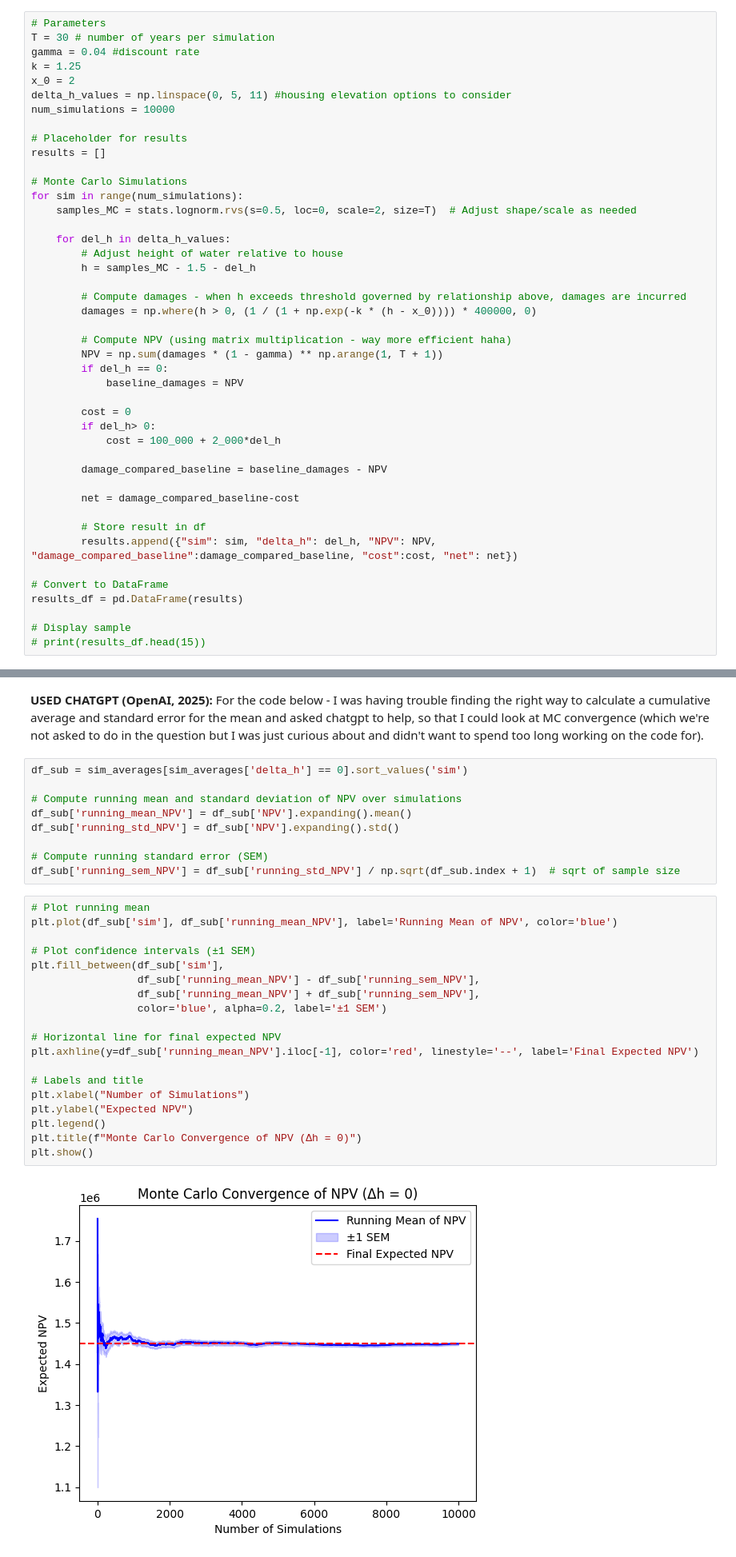
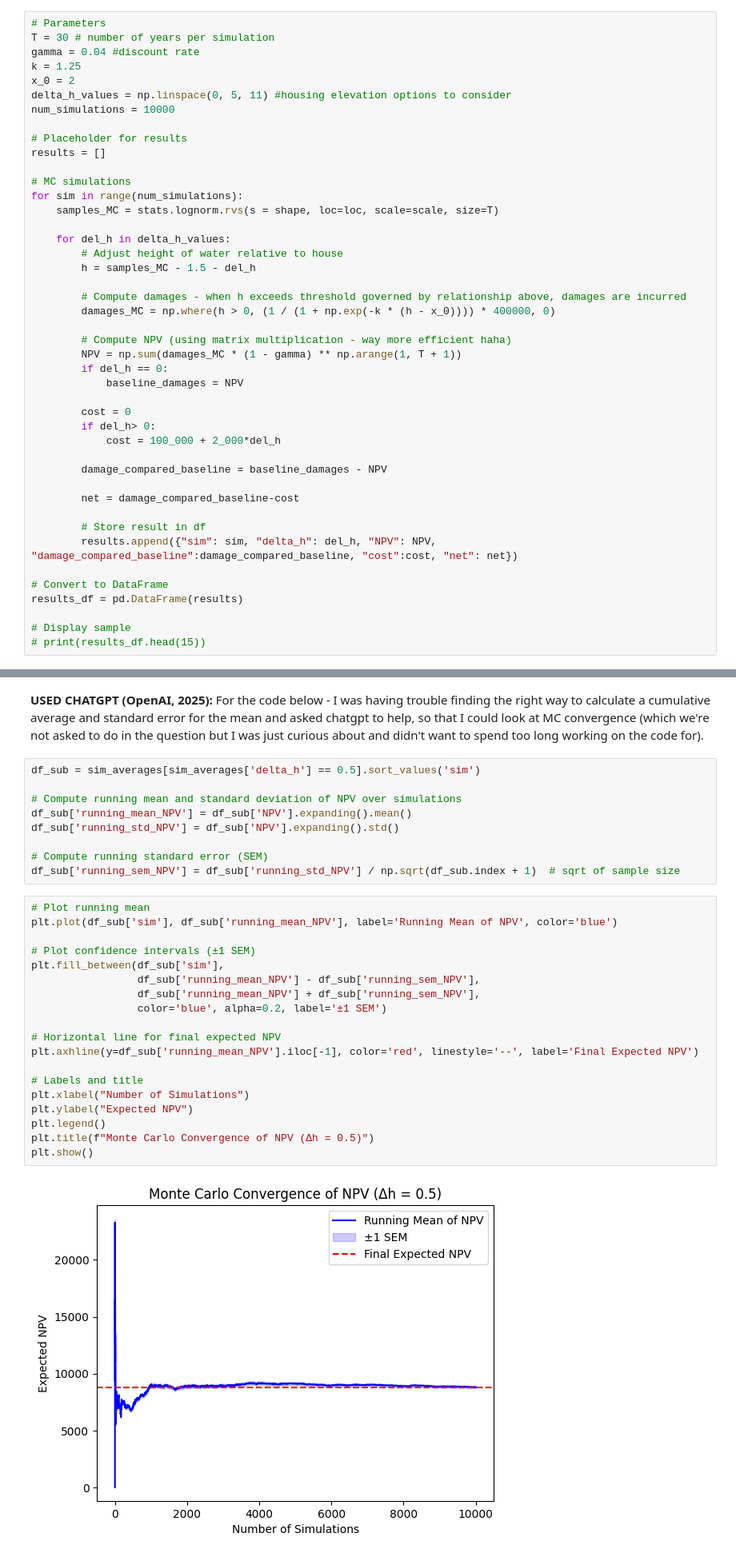
Before and after one commit to BEE4850-SP25/hw03-mcallen14, a Jupyter notebook: hw03_version2.ipynb, the cells around one changed output, grey strips where cells are left out. Shown: that part at 80% size. Drawn from its saved outputs; the diff is of its cells as text.

```diff
--- a/hw03_version2.ipynb
+++ b/hw03_version2.ipynb
@@ -559,19 +805,19 @@ num_simulations = 10000
 # Placeholder for results
 results = []
 
-# Monte Carlo Simulations
+# MC simulations
 for sim in range(num_simulations):
-    samples_MC = stats.lognorm.rvs(s=0.5, loc=0, scale=2, size=T)  # Adjust shape/scale as needed
+    samples_MC = stats.lognorm.rvs(s = shape, loc=loc, scale=scale, size=T)
 
     for del_h in delta_h_values:
         # Adjust height of water relative to house
         h = samples_MC - 1.5 - del_h
 
         # Compute damages - when h exceeds threshold governed by relationship above, damages are incurred
-        damages = np.where(h > 0, (1 / (1 + np.exp(-k * (h - x_0)))) * 400000, 0)
+        damages_MC = np.where(h > 0, (1 / (1 + np.exp(-k * (h - x_0)))) * 400000, 0)
 
         # Compute NPV (using matrix multiplication - way more efficient haha)
-        NPV = np.sum(damages * (1 - gamma) ** np.arange(1, T + 1))
+        NPV = np.sum(damages_MC * (1 - gamma) ** np.arange(1, T + 1))
         if del_h == 0:
             baseline_damages = NPV
 
@@ -673,7 +897,7 @@ sim_averages
 # %% [markdown]
 **USED CHATGPT (OpenAI, 2025):** For the code below - I was having trouble finding the right way to calculate a cumulative average and standard error for the mean and asked chatgpt to help, so that I could look at MC convergence (which we're not asked to do in the question but I was just curious about and didn't want to spend too long working on the code for).
 # %%
-df_sub = sim_averages[sim_averages['delta_h'] == 0].sort_values('sim')
+df_sub = sim_averages[sim_averages['delta_h'] == 0.5].sort_values('sim')
 
 # Compute running mean and standard deviation of NPV over simulations
 df_sub['running_mean_NPV'] = df_sub['NPV'].expanding().mean()
@@ -684,21 +908,21 @@ df_sub['running_sem_NPV'] = df_sub['running_std_NPV'] / np.sqrt(df_sub.index + 1
 # %%
 # Plot running mean
 plt.plot(df_sub['sim'], df_sub['running_mean_NPV'], label='Running Mean of NPV', color='blue')
 
 # Plot confidence intervals (±1 SEM)
 plt.fill_between(df_sub['sim'],
                  df_sub['running_mean_NPV'] - df_sub['running_sem_NPV'],
                  df_sub['running_mean_NPV'] + df_sub['running_sem_NPV'],
                  color='blue', alpha=0.2, label='±1 SEM')
 
 # Horizontal line for final expected NPV
 plt.axhline(y=df_sub['running_mean_NPV'].iloc[-1], color='red', linestyle='--', label='Final Expected NPV')
 
 # Labels and title
 plt.xlabel("Number of Simulations")
 plt.ylabel("Expected NPV")
 plt.legend()
-plt.title(f"Monte Carlo Convergence of NPV (Δh = 0)")
+plt.title(f"Monte Carlo Convergence of NPV (Δh = 0.5)")
 plt.show()
 # %% [output]
-[figure, old version]
+[figure, new version]
```
Also changed, not shown: parts of 51 cells of this notebook.
